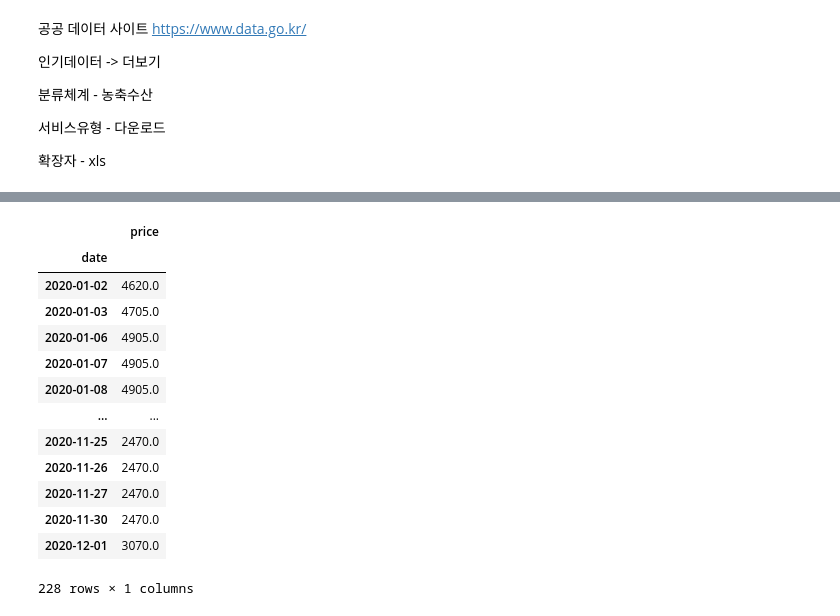
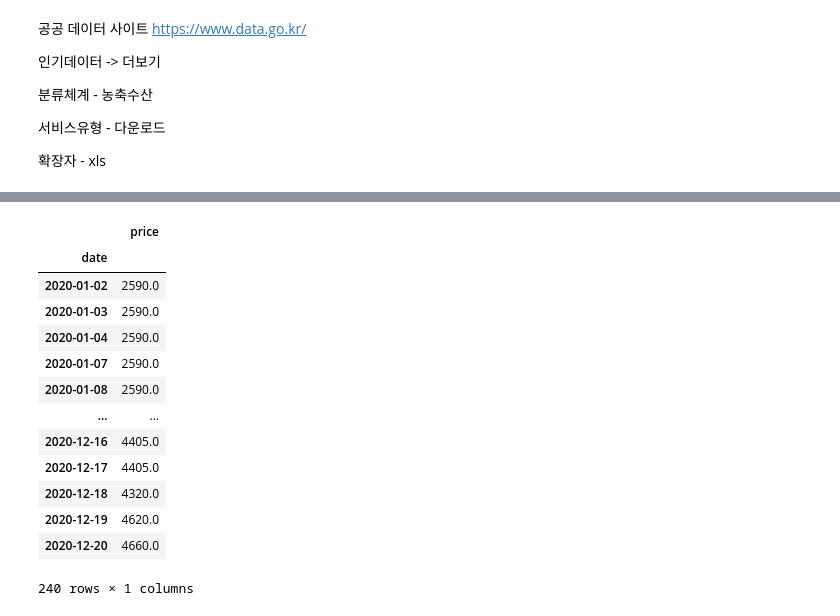
Before and after one commit to koreabao/public_data, a Jupyter notebook: 배추값.ipynb, the cells around one changed output, grey strips where cells are left out. Cells and saved outputs as stored; diff of their text form; code cells hidden in the pictures.

```diff
--- a/배추값.ipynb
+++ b/배추값.ipynb
@@ -96 +96,19 @@ Name: 0, Length: 228, dtype: object
+# %%
+df19=pd.DataFrame(df19)
+df19
+# %% [output]
+|  | price |
+| date |  |
+| 2020-01-02 | 2590.0 |
+| 2020-01-03 | 2590.0 |
+| 2020-01-04 | 2590.0 |
+| 2020-01-07 | 2590.0 |
+| 2020-01-08 | 2590.0 |
+| ... | ... |
+| 2020-12-16 | 4405.0 |
+| 2020-12-17 | 4405.0 |
+| 2020-12-18 | 4320.0 |
+| 2020-12-19 | 4620.0 |
+| 2020-12-20 | 4660.0 |
+240 rows × 1 columns
 # %%
@@ -106,17 +123,0 @@ df20['price']=df20['price'].astype('float64')
-# %%
-df20
-# %% [output]
-|  | price |
-| date |  |
-| 2020-01-02 | 4620.0 |
-| 2020-01-03 | 4705.0 |
-| 2020-01-06 | 4905.0 |
-| 2020-01-07 | 4905.0 |
-| 2020-01-08 | 4905.0 |
-| ... | ... |
-| 2020-11-25 | 2470.0 |
-| 2020-11-26 | 2470.0 |
-| 2020-11-27 | 2470.0 |
-| 2020-11-30 | 2470.0 |
-| 2020-12-01 | 3070.0 |
-228 rows × 1 columns
```
Also changed, not shown: parts of 10 cells of this notebook.
